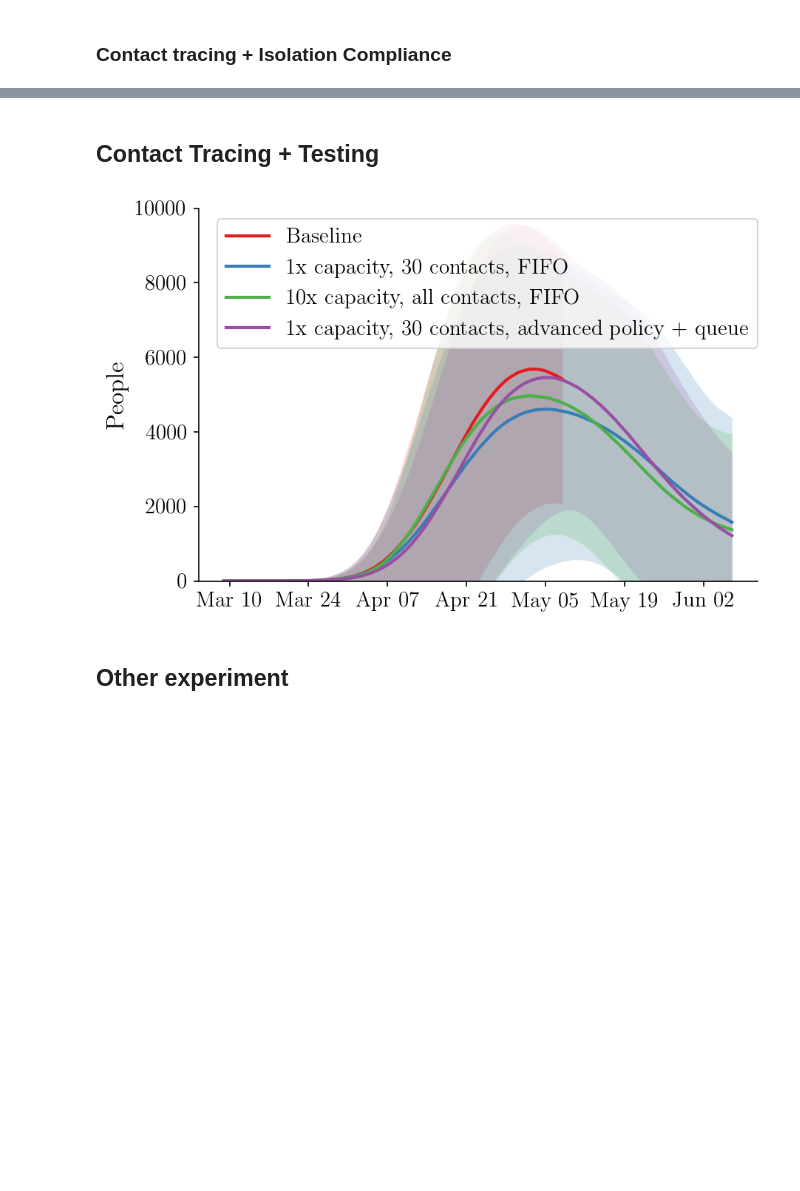
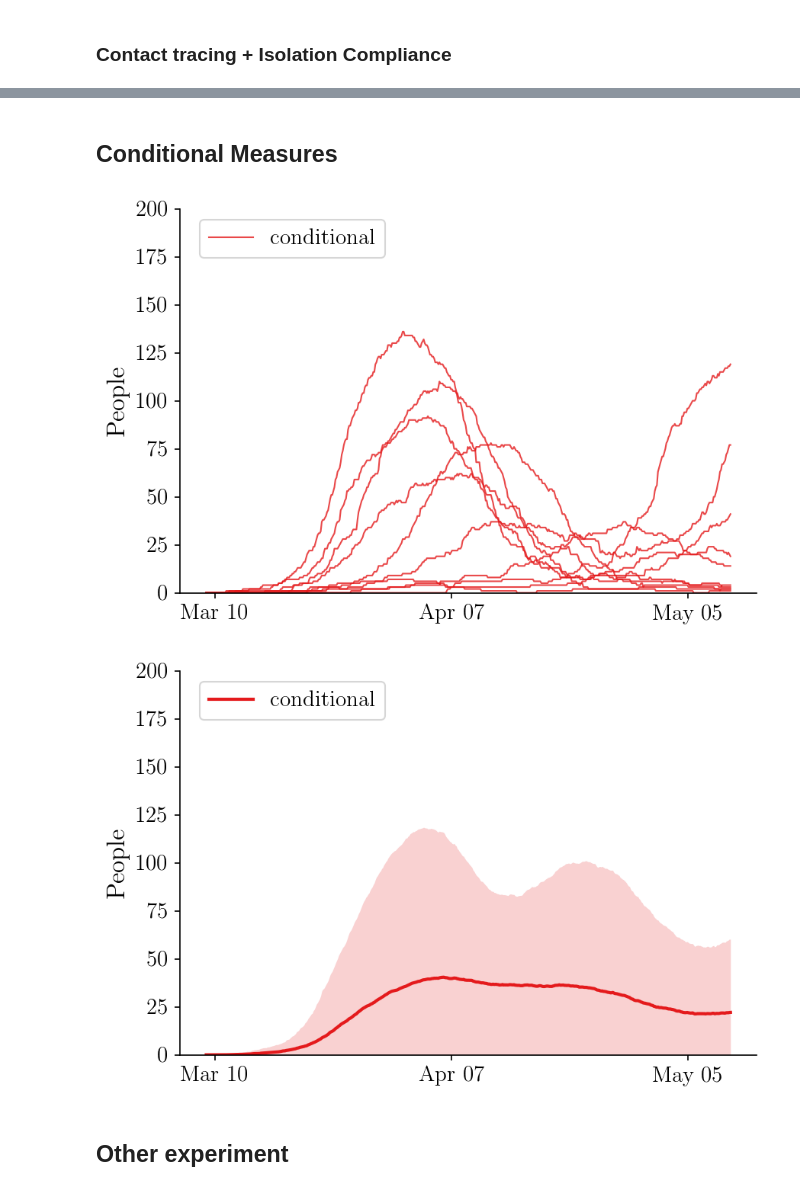
Before and after one commit to covid19-model/simulator, a Jupyter notebook: sim/sim-plot.ipynb, the cells around one changed output, grey strips where cells are left out. Drawn from its saved outputs; the diff is of its cells as text; code cells hidden in the pictures; blank space fills up the shorter version.

Commit message:
bugfix conditional scenario b

```diff
--- a/sim/sim-plot.ipynb
+++ b/sim/sim-plot.ipynb
@@ -461,59 +393,68 @@ for plot_filename, plots in plots.items():
-# %% [markdown]
-## Contact Tracing + Testing
+# %% [markdown]
+## Conditional Measures
 # %%
 # Format: {`filename for plot` : `list of `Plot` objects`}
+
 country, area = 'CH', 'TI'
+# country, area = 'GER', 'TU'
+
 ymax = {
-    'CH' : {'TI' : 10000}
+    'CH' : {'TI' : 200},
+    'GER' : {'TU' : 500},
 }
 plots = {
-    f'tracing-testing-{country}-{area}-delay' : [
-        Plot(label='Baseline',
-            path=(f'baseline-scenario-b-{country}-{area}/'
-                  f'baseline-scenario-b-{country}-{area}-baseline.pk')),
-        Plot(label='1x capacity, 30 contacts, FIFO',
-            path=(f'tracing-testing-{country}-{area}/'
-                  f'tracing-testing-{country}-{area}-capacity_factor=1-contacts=30-policy=basic-queue=fifo.pk')),
-        Plot(label='10x capacity, all contacts, FIFO',
-            path=(f'tracing-testing-{country}-{area}/'
-                  f'tracing-testing-{country}-{area}-capacity_factor=10-contacts=5000-policy=basic-queue=fifo.pk')),
-        Plot(label='1x capacity, 30 contacts, advanced policy + queue',
-            path=(f'tracing-testing-{country}-{area}/'
-                  f'tracing-testing-{country}-{area}-capacity_factor=1-contacts=30-policy=advanced-queue=exposure-risk.pk')),
+    f'conditional-measures-scenario-b-{country}-{area}' : [
+#         Plot(label='Baseline',
+#             path=(f'baseline-scenario-b-{country}-{area}/'
+#                   f'baseline-scenario-b-{country}-{area}-baseline.pk')),
+        Plot(label='conditional',
+            path=(f'conditional-measures-scenario-b-{country}-{area}/'
+                  f'conditional-measures-scenario-b-{country}-{area}-max_pos_tests_per_week_per_100k=50-initially_active=False.pk')),
     ]
 }
 
 for plot_filename, plots in plots.items():
 
     # extract plot info
     labels = get_properties(plots, 'label')
     paths = get_properties(plots, 'path')
 
     # load simulations
     results = load_summary_list(paths)
     sims = get_properties(results, 'metadata')
     summaries = get_properties(results, 'summary')
 
     # plots
     plotter = Plotter()
 
-    start_date = calibration_start_dates[sims[0].country][sims[0].area]
-    start_date_lockdown = calibration_lockdown_dates[sims[0].country]['start']
-    days_until_lockdown = (pd.to_datetime(start_date_lockdown) - pd.to_datetime(start_date)).days
+    start_date = sims[0].start_date
+
+    plotter.compare_total_infections(
+        summaries,
+        titles=labels,
+        filename=plot_filename + '-single',
+        show_single_runs=10,
+        start_date=start_date,
+        figsize=(6,4), acc=500,
+        legend_is_left=True,
+        legendXoffset=0.015,
+        ymax=ymax[sims[0].country][sims[0].area],
+        errorevery=14)
 
     plotter.compare_total_infections(
         summaries,
         titles=labels,
         filename=plot_filename,
+        show_single_runs=False,
         start_date=start_date,
         figsize=(6,4), acc=500,
         legend_is_left=True,
-        lockdown_label_y=1000,
         legendXoffset=0.015,
         ymax=ymax[sims[0].country][sims[0].area],
         errorevery=14)
 # %% [output]
-[figure, old version]
+[figure, new version]
+[figure, added]
 # %% [markdown]
 ## Other experiment
 # %%
```
Also changed, not shown: parts of 8 cells of this notebook, 3 other files.
